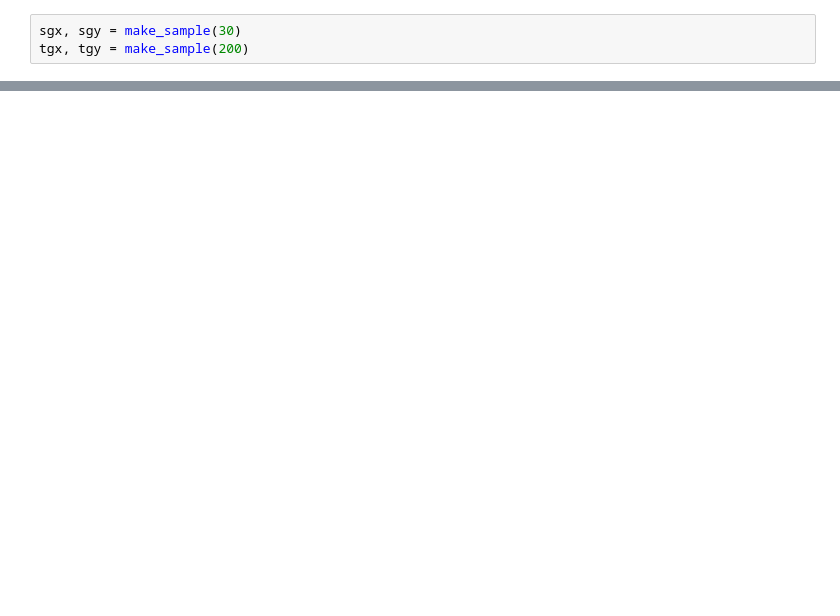
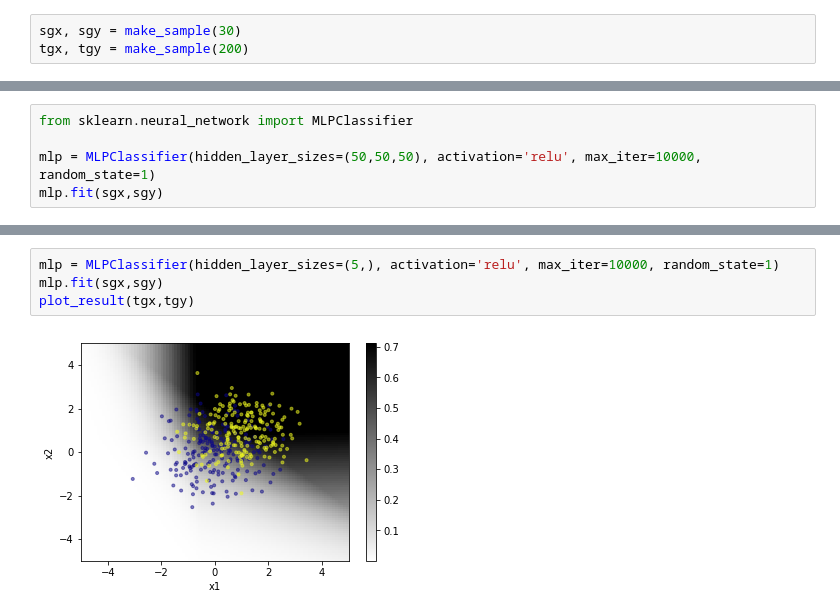
Before and after one commit to cbernet/maldives, a Jupyter notebook: overfitting/overfitting.ipynb, the cells around one changed output, grey strips where cells are left out. Cells and saved outputs as stored; diff of their text form; blank space fills up the shorter version.

```diff
--- a/overfitting/overfitting.ipynb
+++ b/overfitting/overfitting.ipynb
@@ -37,0 +85,5 @@ tgx, tgy = make_sample(200)
+# %%
+from sklearn.neural_network import MLPClassifier
+
+mlp = MLPClassifier(hidden_layer_sizes=(50,50,50), activation='relu', max_iter=10000, random_state=1)
+mlp.fit(sgx,sgy)
@@ -37,0 +132,6 @@ tgx, tgy = make_sample(200)
+# %%
+mlp = MLPClassifier(hidden_layer_sizes=(5,), activation='relu', max_iter=10000, random_state=1)
+mlp.fit(sgx,sgy)
+plot_result(tgx,tgy)
+# %% [output]
+[figure, added]
```
Also changed, not shown: parts of 29 cells of this notebook, 1 other file.
